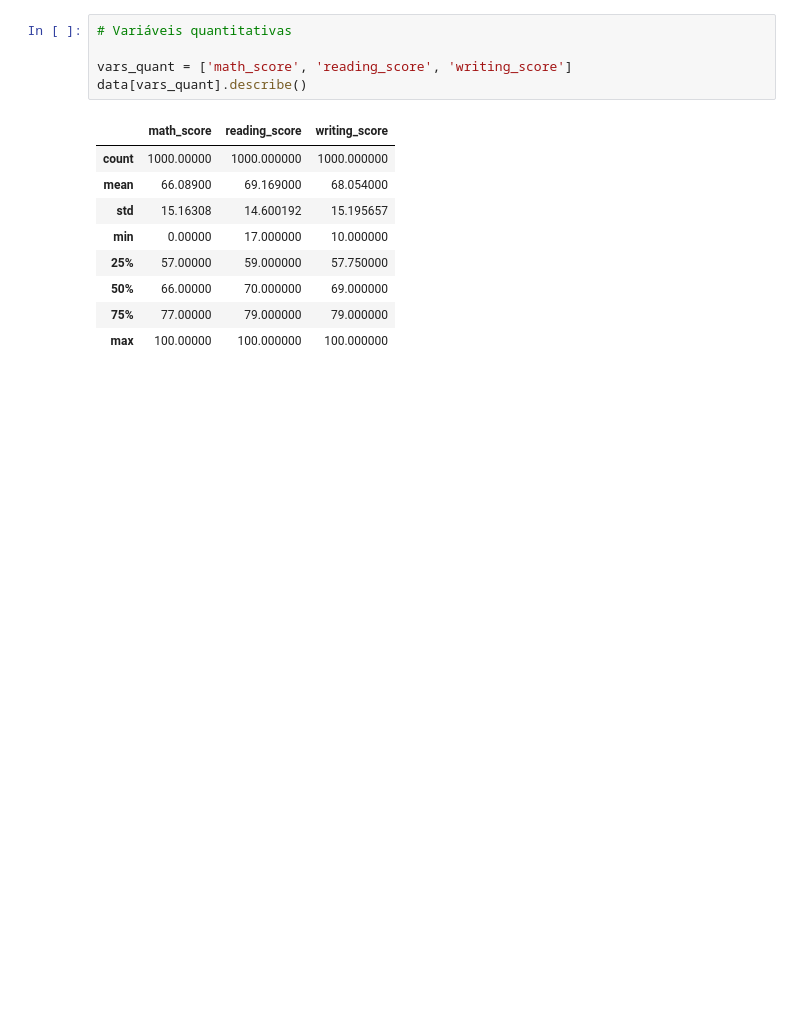
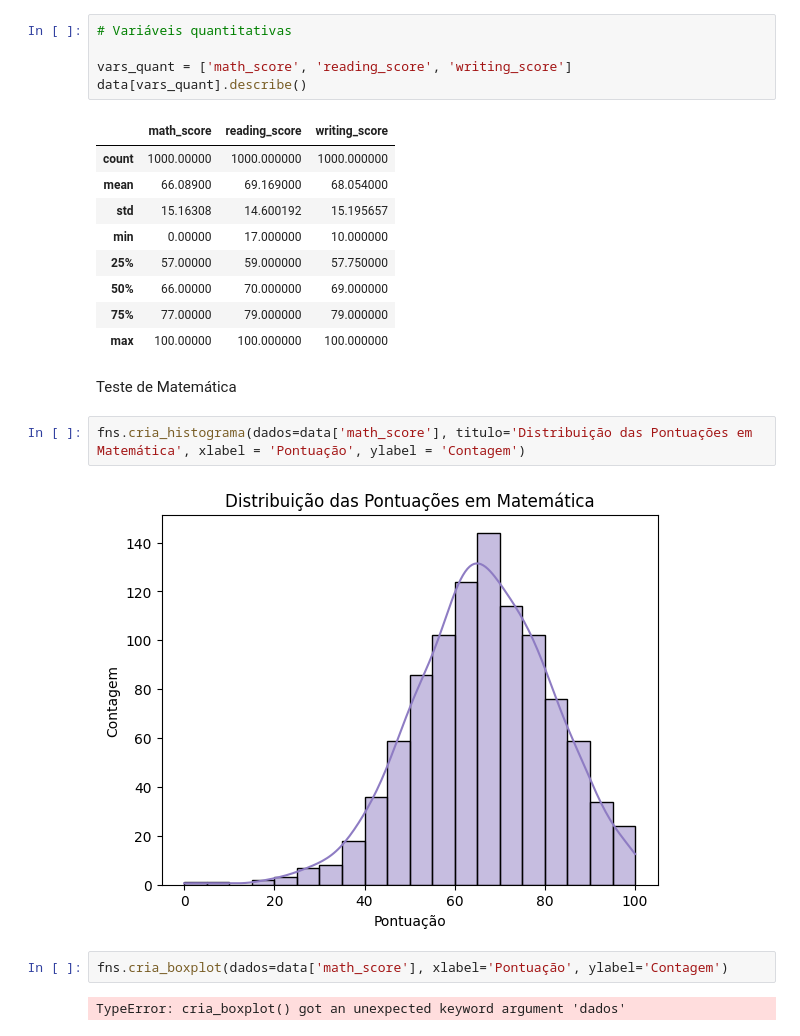
Before and after one commit to tainahguerras/Estatistica-ADA-Santander, a Jupyter notebook: EDA_Tainah.ipynb, the cells around one changed output. Saved outputs shown, nothing was run; the diff lists cells and outputs as text; blank space fills up the shorter version.

```diff
--- a/EDA_Tainah.ipynb
+++ b/EDA_Tainah.ipynb
@@ -82,3 +95,13 @@ data[vars_quant].describe()
 | 50% | 66.00000 | 70.000000 | 69.000000 |
 | 75% | 77.00000 | 79.000000 | 79.000000 |
 | max | 100.00000 | 100.000000 | 100.000000 |
+# %% [markdown]
+Teste de Matemática
+# %%
+fns.cria_histograma(dados=data['math_score'], titulo='Distribuição das Pontuações em Matemática', xlabel = 'Pontuação', ylabel = 'Contagem')
+# %% [output]
+[figure, added]
+# %%
+fns.cria_boxplot(dados=data['math_score'], xlabel='Pontuação', ylabel='Contagem')
+# %% [output]
+TypeError: cria_boxplot() got an unexpected keyword argument 'dados'
```
Also changed, not shown: parts of 16 cells of this notebook, 1 other file.
